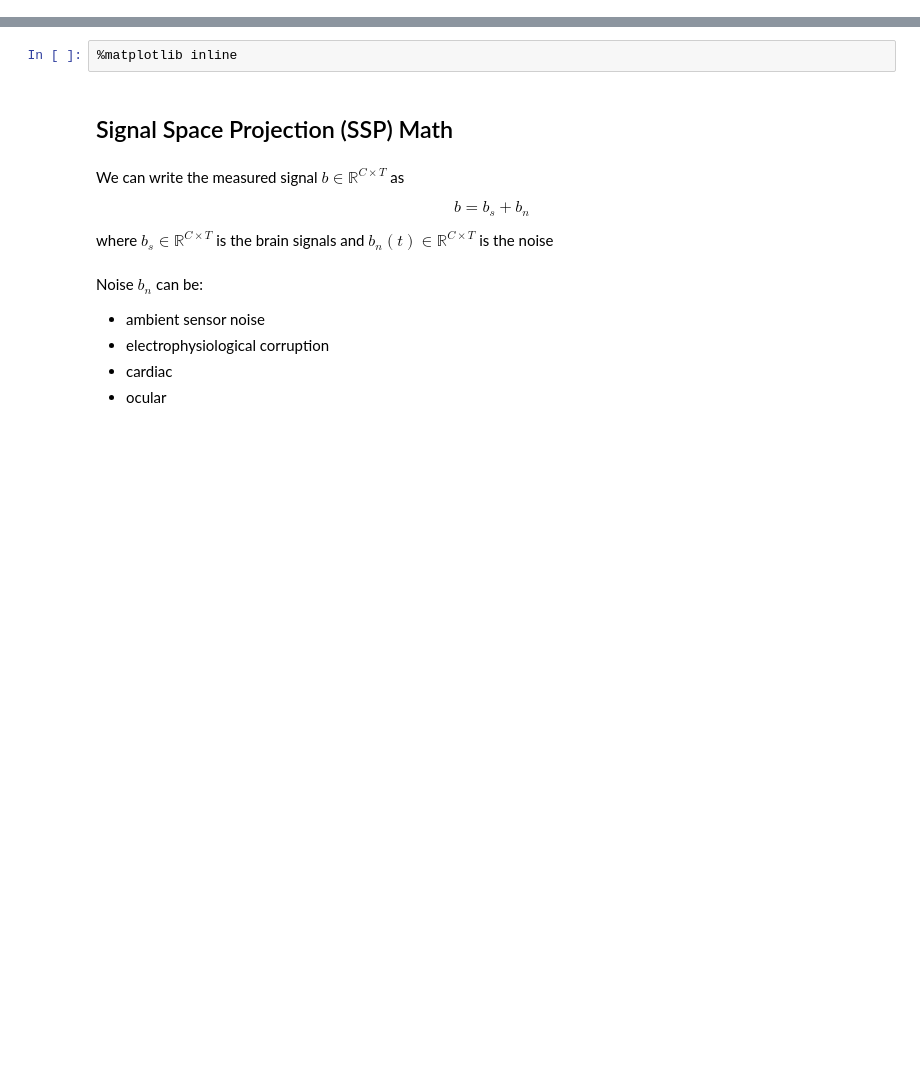
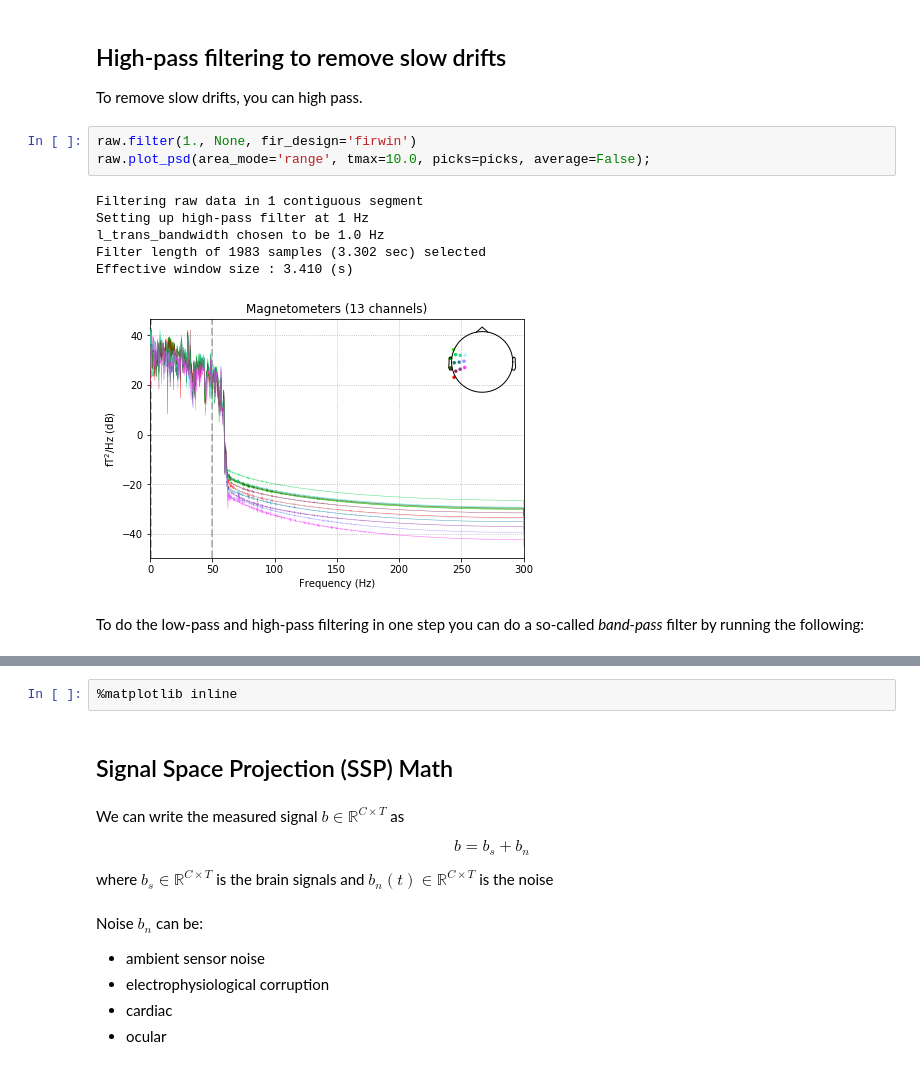
Before and after one commit to jasmainak/mne-workshop-mit, a Jupyter notebook: 02-preprocessing.ipynb, the cells around one changed output, grey strips where cells are left out. Cells and saved outputs as stored; diff of their text form; blank space fills up the shorter version.

```diff
--- a/02-preprocessing.ipynb
+++ b/02-preprocessing.ipynb
@@ -0,0 +92,18 @@
+# %% [markdown]
+High-pass filtering to remove slow drifts
+-----------------------------------------
+
+To remove slow drifts, you can high pass.
+# %%
+raw.filter(1., None, fir_design='firwin')
+raw.plot_psd(area_mode='range', tmax=10.0, picks=picks, average=False);
+# %% [output]
+Filtering raw data in 1 contiguous segment
+Setting up high-pass filter at 1 Hz
+l_trans_bandwidth chosen to be 1.0 Hz
+Filter length of 1983 samples (3.302 sec) selected
+Effective window size : 3.410 (s)
+[figure, added]
+# %% [markdown]
+To do the low-pass and high-pass filtering in one step you can do
+a so-called *band-pass* filter by running the following:
```
Also changed, not shown: parts of 23 cells of this notebook.
